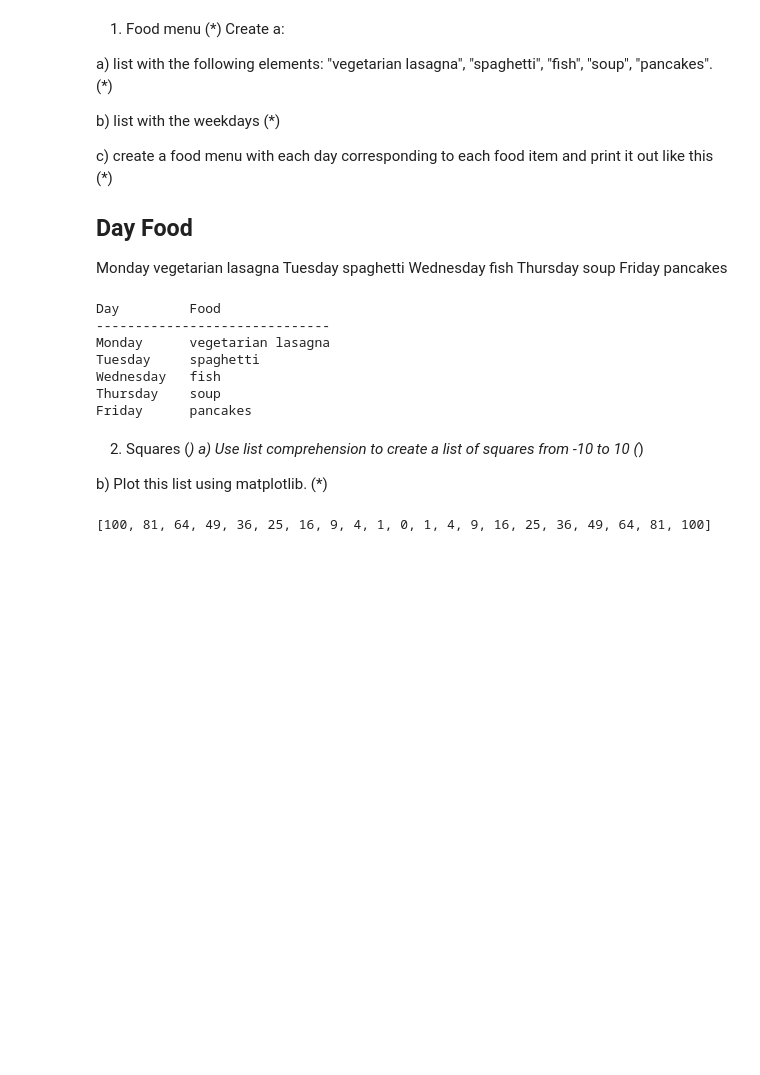
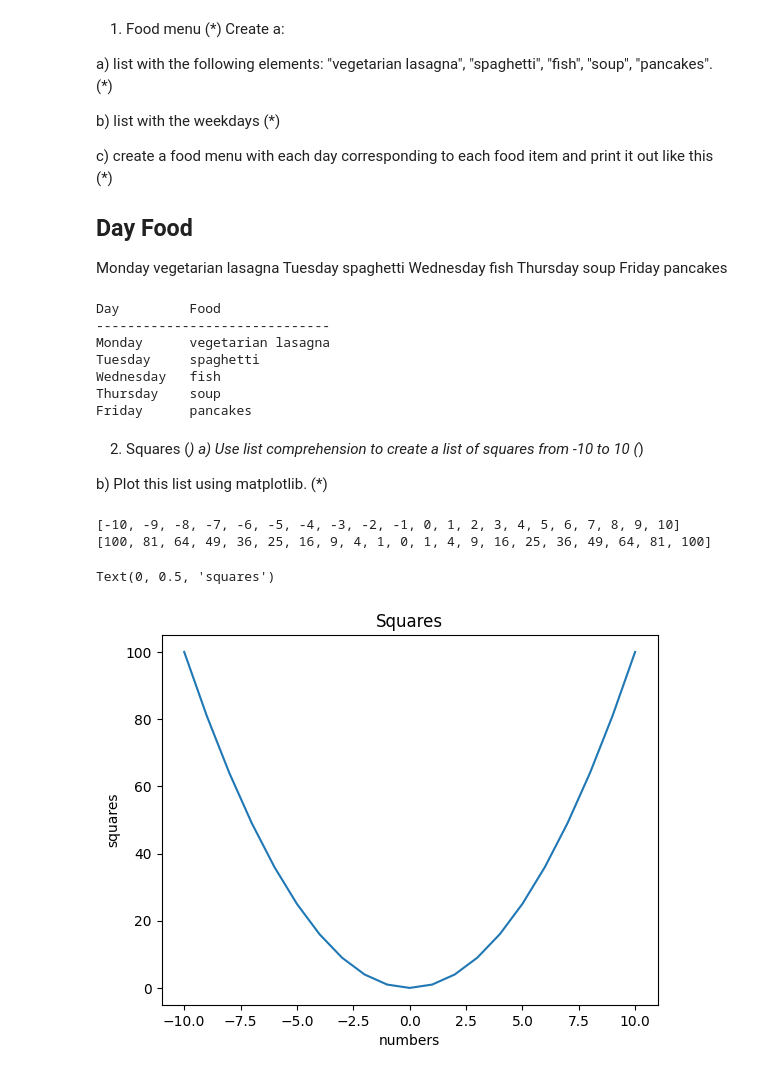
Before and after one commit to VeraOlander/Python_excercises, a Jupyter notebook: excercise_3.ipynb, the cells around one changed output. Saved outputs shown, nothing was run; the diff lists cells and outputs as text; code cells hidden in the pictures; blank space fills up the shorter version.

```diff
--- a/excercise_3.ipynb
+++ b/excercise_3.ipynb
@@ -105,7 +105,13 @@ a) Use list comprehension to create a list of squares from -10 to 10 (*)
 
 b) Plot this list using matplotlib. (*)
 # %%
+numbers=[]
+for x in range (-10,11):
+    numbers.append(x)
+
 squares=[x**2 for x in range (-10,11)]
+print(numbers)
 print(squares)
 # %% [output]
+[-10, -9, -8, -7, -6, -5, -4, -3, -2, -1, 0, 1, 2, 3, 4, 5, 6, 7, 8, 9, 10]
 [100, 81, 64, 49, 36, 25, 16, 9, 4, 1, 0, 1, 4, 9, 16, 25, 36, 49, 64, 81, 100]
@@ -111,0 +121,9 @@ print(squares)
+# %%
+plt.figure()
+plt.plot(numbers,squares)
+plt.title("Squares")
+plt.xlabel("numbers")
+plt.ylabel("squares")
+# %% [output]
+Text(0, 0.5, 'squares')
+[figure, added]
```
Also changed, not shown: parts of 5 cells of this notebook.
